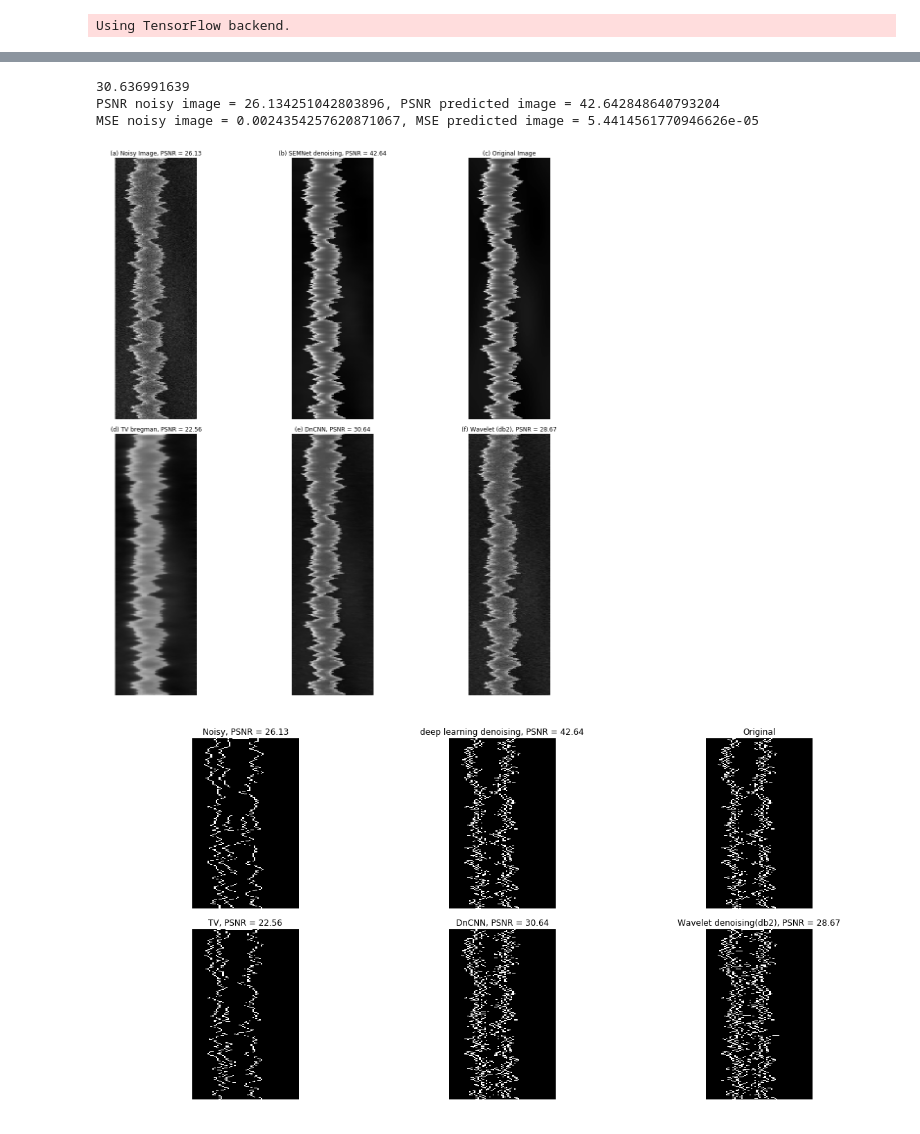
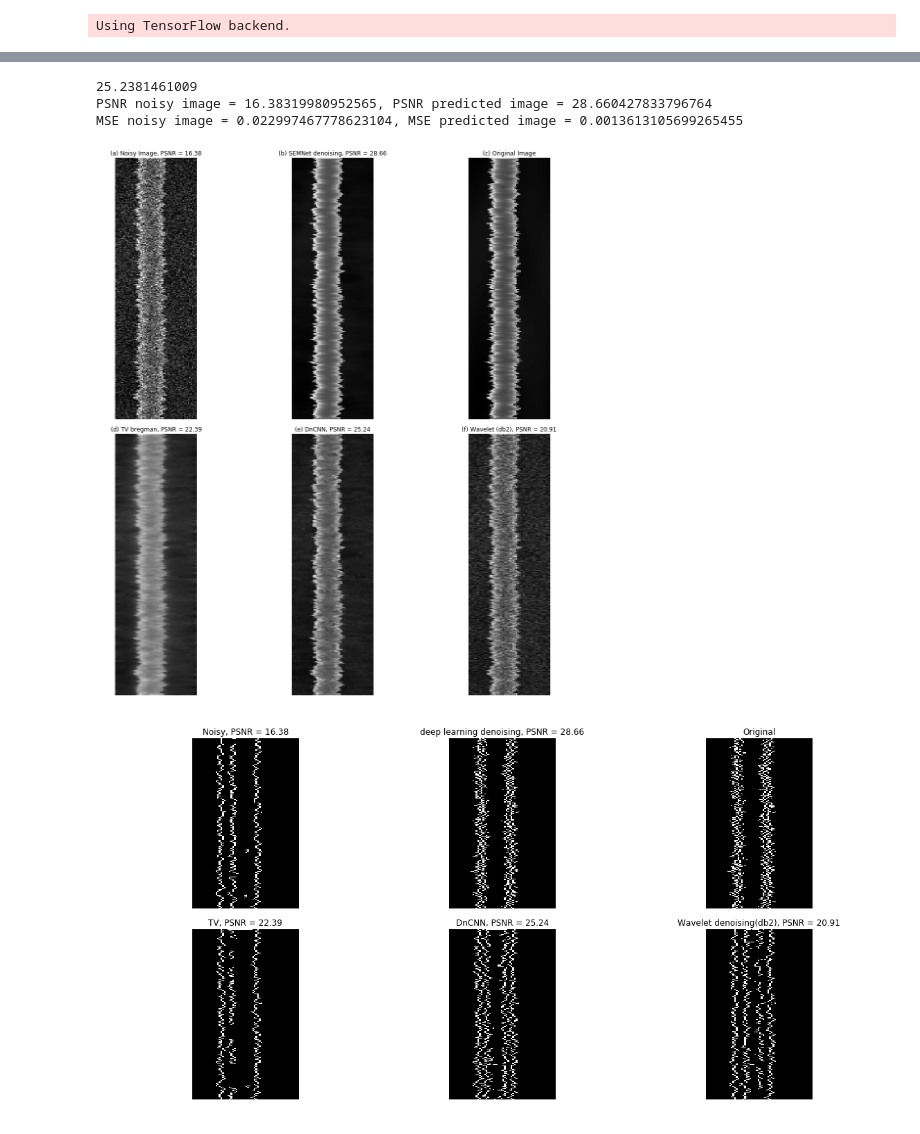
Before and after one commit to narendrachaudhary51/LER_machine_learning, a Jupyter notebook: neural_nets/nnet_prediction.ipynb, the cells around one changed output, grey strips where cells are left out. Cells and saved outputs as stored; diff of their text form; code cells hidden in the pictures.

```diff
--- a/neural_nets/nnet_prediction.ipynb
+++ b/neural_nets/nnet_prediction.ipynb
@@ -21,11 +21,11 @@ path = '/home/grads/n/narendra5/Desktop/Programs/LER_machine_learning/'
 model = load_model(path + 'models/' + 'SEMNet_run2_epoch_4.h5')
 model.summary()
 sigma = 1.2
-alpha = 0.7
+alpha = 0.5
 Xi = 40
-width = 20
-space = 20
-noise = 100
+width = 30
+space = 30
+noise = 10
 shift = math.floor(-25 + (width + space/2 + Xi + alpha*10 + sigma*10)%16)
 
 
@@ -209,10 +208,10 @@ fig.tight_layout()
 #plt.savefig('denoisers.png')
 plt.show()
 # %% [output]
-30.636991639
-PSNR noisy image = 26.134251042803896, PSNR predicted image = 42.642848640793204
-MSE noisy image = 0.0024354257620871067, MSE predicted image = 5.4414561770946626e-05
+25.2381461009
+PSNR noisy image = 16.38319980952565, PSNR predicted image = 28.660427833796764
+MSE noisy image = 0.022997467778623104, MSE predicted image = 0.0013613105699265455
-[figure, old version]
+[figure, new version]
 # %%
 from scipy import ndimage as ndi
 from skimage import feature
@@ -224,9 +223,9 @@ edges_im = feature.canny(im, sigma = 0.5)
 edges_imnoisy = feature.canny(imnoisy, sigma = 3)
 edges_impredict = feature.canny(impredict, sigma = 0.5)
 
-edges_im_tv = feature.canny(im_denoise_tv_bregman, sigma = 1)
-edges_im_DnCNN = feature.canny(DnCNN, sigma = 0.5)
-edges_im_wavelet_db2 = feature.canny(im_denoise_wavelet_db2, sigma = 1)
+edges_im_tv = feature.canny(im_denoise_tv_bregman, sigma = 1.5)
+edges_im_DnCNN = feature.canny(DnCNN, sigma = 1.5)
+edges_im_wavelet_db2 = feature.canny(im_denoise_wavelet_db2, sigma = 2.5)
 
 #edges_im_wavelet_sym9 = feature.canny(im_denoise_wavelet_sym9, sigma = 3)
 
@@ -241,34 +240,34 @@ ax[0, 0].set_title('Noisy, PSNR = {0:.4g}'.format(psnr_noisy))
 ax[0, 1].imshow(edges_impredict,cmap = 'gray',aspect= 0.1)
 ax[0, 1].axis('off')
 ax[0, 1].set_title('deep learning denoising, PSNR = {0:.4g}'.format(psnr_predict))
 
 ax[0, 2].imshow(edges_im,cmap = 'gray',aspect= 0.1)
 ax[0, 2].axis('off')
 ax[0, 2].set_title('Original')
 
 ax[1, 0].imshow(edges_im_tv, cmap = 'gray',aspect= 0.1)
 ax[1, 0].axis('off')
 ax[1, 0].set_title('TV, PSNR = {0:.4g}'.format(psnr_tv))
 
 ax[1, 1].imshow(edges_im_DnCNN,cmap = 'gray',aspect= 0.1)
 ax[1, 1].axis('off')
 ax[1, 1].set_title('DnCNN, PSNR = {0:.4g}'.format(psnr_DnCNN))
 
 #ax[1, 1].imshow(edges_im_wavelet_sym9,cmap = 'gray',aspect= 0.1)
 #ax[1, 1].axis('off')
 #ax[1, 1].set_title('Wavelet denoising(sym9), PSNR = {0:.4g}'.format(psnr_wavelet_sym9))
 
 
 ax[1, 2].imshow(edges_im_wavelet_db2,cmap = 'gray',aspect= 0.1)
 ax[1, 2].axis('off')
 ax[1, 2].set_title('Wavelet denoising(db2), PSNR = {0:.4g}'.format(psnr_wavelet_db2))
 
 
 fig.tight_layout()
 
 plt.show()
 # %% [output]
-[figure, old version]
+[figure, new version]
 # %%
 from skimage.filters import roberts, sobel, scharr
 
```
Also changed, not shown: parts of 4 cells of this notebook, 2 other files.
